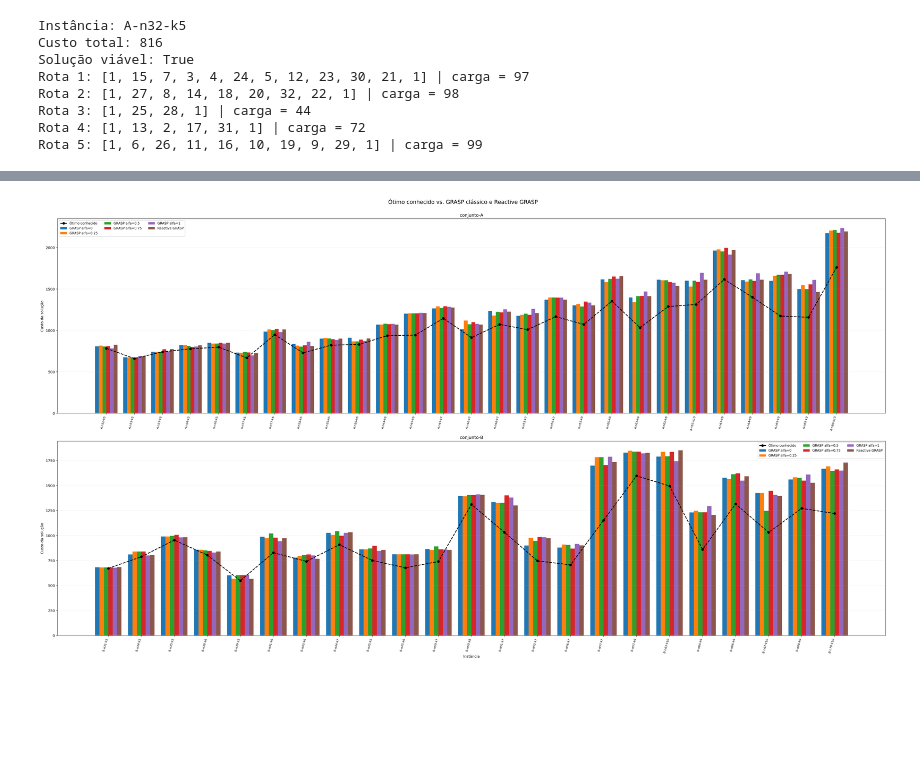
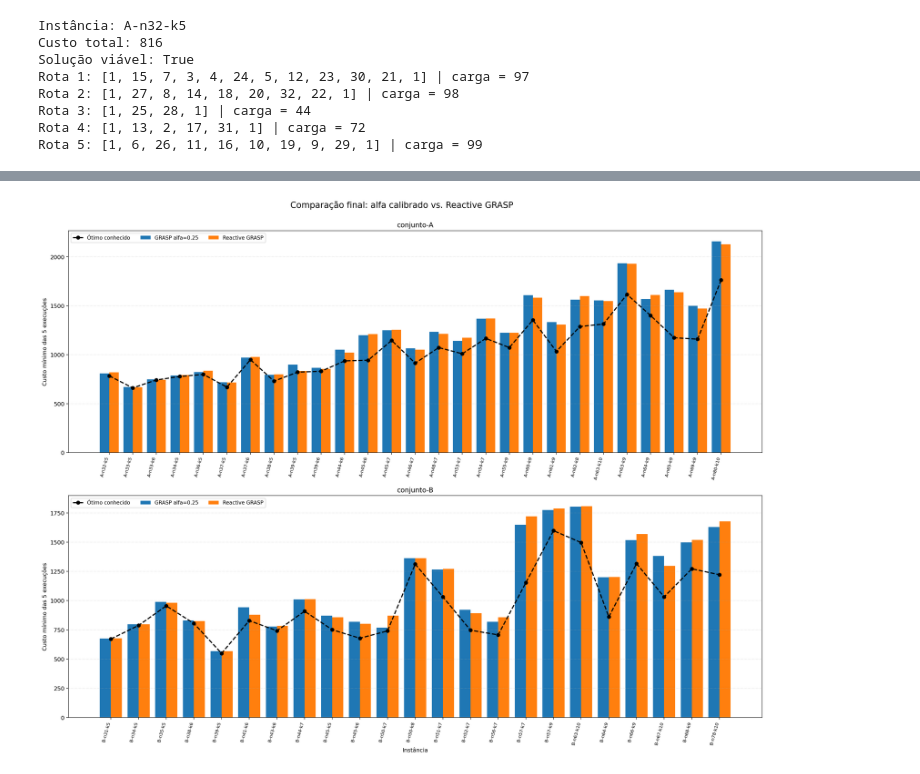
Before and after one commit to joaosoaressantos22/meta_heuristicas, a Jupyter notebook: codigos/grasp.ipynb, the cells around one changed output, grey strips where cells are left out. Saved outputs shown, nothing was run; the diff lists cells and outputs as text; code cells hidden in the pictures; blank space fills up the shorter version.

```diff
--- a/codigos/grasp.ipynb
+++ b/codigos/grasp.ipynb
@@ -346,8 +347,18 @@ def busca_local(solucao, instancia, max_movimentos=100):
 
     return [rota for rota in rotas if rota]
 # %%
-def grasp(instancia, alfa=0.2, max_iter=100, seed=None, max_movimentos_local=100):
-    """Executa o GRASP e devolve a melhor solução viável encontrada."""
+def formatar_solucao(resultado, instancia):
+    """Exibe as rotas com o depósito explícito no início e no fim."""
+    deposito = instancia["deposito"]
+    return [
+        [deposito, *rota, deposito]
+        for rota in resultado["rotas"]
+    ]
+
+
+def grasp(instancia, alfa=0.2, max_iter=100, seed=None, max_movimentos_local=100,
+          tempo_limite_seg=None, max_iter_sem_melhora=None):
+    """Executa o GRASP com critérios de parada de iteração, tempo e estagnação."""
     if max_iter < 1:
         raise ValueError("max_iter deve ser pelo menos 1.")
     rng = random.Random(seed)
@@ -355,8 +366,14 @@ def grasp(instancia, alfa=0.2, max_iter=100, seed=None, max_movimentos_local=100
     melhor_solucao = None
     melhor_custo = math.inf
     melhor_iteracao = None
+    iteracoes_sem_melhora = 0
 
     for iteracao in range(1, max_iter + 1):
+        if tempo_limite_seg is not None and time.perf_counter() - inicio >= tempo_limite_seg:
+            break
+        if max_iter_sem_melhora is not None and iteracoes_sem_melhora >= max_iter_sem_melhora:
+            break
+
         solucao = algoritmo_construtivo(alfa, instancia, rng)
         solucao = busca_local(solucao, instancia, max_movimentos=max_movimentos_local)
         valida, motivos = validar_solucao(solucao, instancia)
@@ -367,6 +384,9 @@ def grasp(instancia, alfa=0.2, max_iter=100, seed=None, max_movimentos_local=100
             melhor_solucao = [rota[:] for rota in solucao]
             melhor_custo = custo
             melhor_iteracao = iteracao
+            iteracoes_sem_melhora = 0
+        else:
+            iteracoes_sem_melhora += 1
 
     return {
         "rotas": melhor_solucao,
@@ -375,12 +395,3 @@ def grasp(instancia, alfa=0.2, max_iter=100, seed=None, max_movimentos_local=100
         "tempo_segundos": time.perf_counter() - inicio,
         "valida": validar_solucao(melhor_solucao, instancia)[0],
     }
-
-
-def formatar_solucao(resultado, instancia):
-    """Exibe as rotas com o depósito explícito no início e no fim."""
-    deposito = instancia["deposito"]
-    return [
-        [deposito, *rota, deposito]
-        for rota in resultado["rotas"]
-    ]
@@ -716,7 +831,7 @@ Gráfico PNG: /home/joao/meta_heuristicas/codigos/comparacao_otimo_grasp.png
 # %%
-# Exibe inline no notebook o PNG salvo pela célula anterior.
+# Exibe inline no notebook o gráfico final com as duas variantes selecionadas.
 from IPython.display import Image, display
 
-display(Image(filename=str(arquivo_grafico), width=1200))
+display(Image(filename=str(arquivo_grafico_final), width=1200))
 # %% [output]
-[figure, old version]
+[figure, new version]
```
Also changed, not shown: parts of 8 cells of this notebook, 5 other files.
